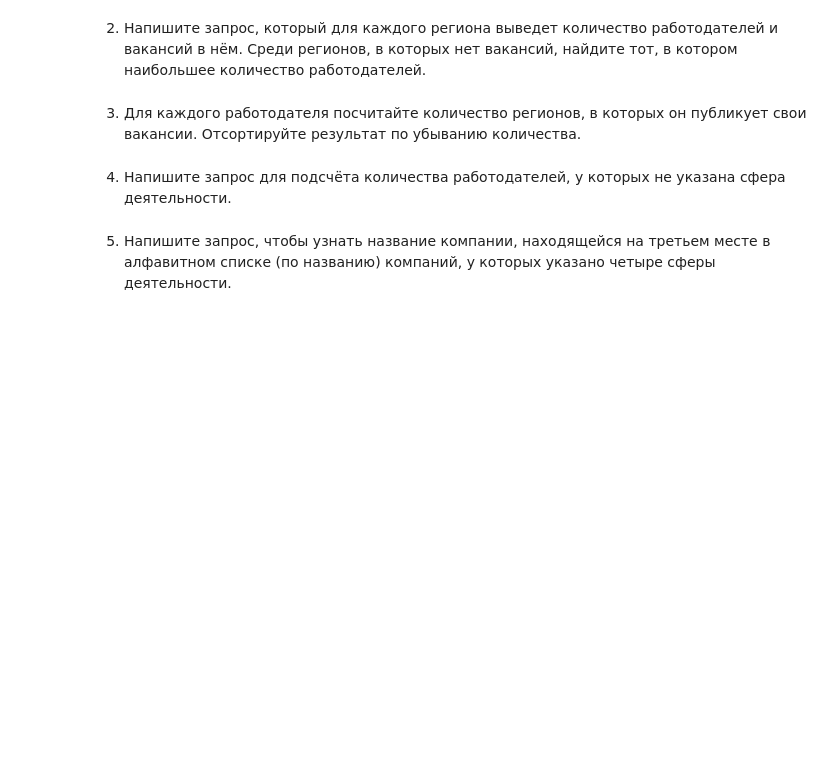
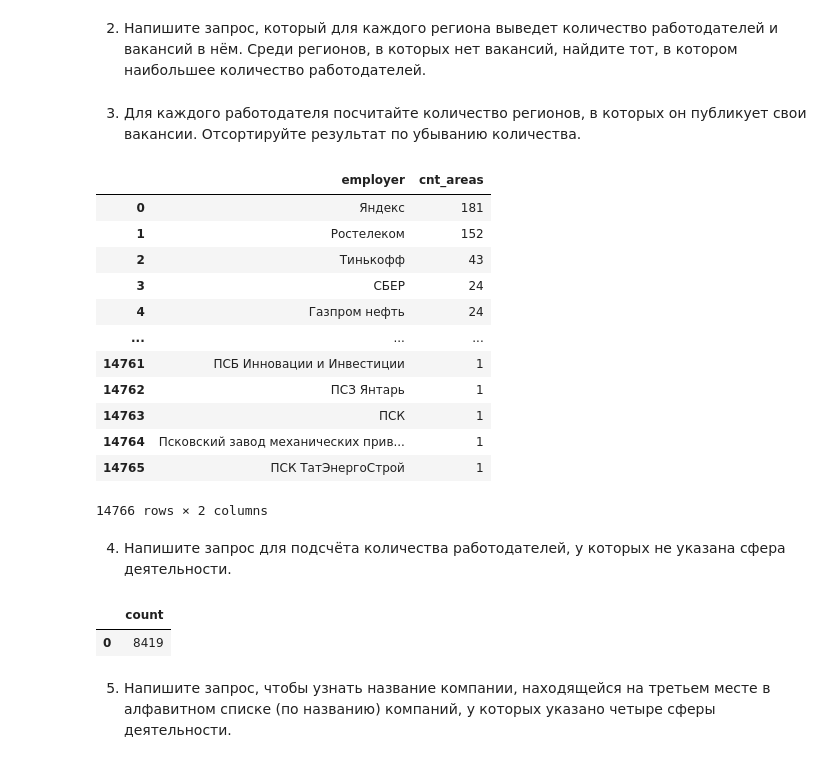
Before and after one commit to Krasz485/SF_homeworks_alt, a Jupyter notebook: project_2/Project_2_Ноутбук_шаблон.ipynb, the cells around one changed output. Cells and saved outputs as stored; diff of their text form; code cells hidden in the pictures; blank space fills up the shorter version.

```diff
--- a/project_2/Project_2_Ноутбук_шаблон.ipynb
+++ b/project_2/Project_2_Ноутбук_шаблон.ipynb
@@ -197,5 +320,35 @@ df
 3. Для каждого работодателя посчитайте количество регионов, в которых он публикует свои вакансии. Отсортируйте результат по убыванию количества.
 # %%
 # текст запроса
+query_3_1 = f'''select
+
+                     e.name AS employer,
+                     count (DISTINCT v.area_id) cnt_areas
+
+
+                from employers e
+                    join vacancies v ON e.id = v.employer_id
+
+                group by e.name
+                Order by count (v.area_id) DESC
+
+
+             '''
+df = pd.read_sql_query(query_3_1, connection)
+df
+# %% [output]
+|  | employer | cnt_areas |
+| 0 | Яндекс | 181 |
+| 1 | Ростелеком | 152 |
+| 2 | Тинькофф | 43 |
+| 3 | СБЕР | 24 |
+| 4 | Газпром нефть | 24 |
+| ... | ... | ... |
+| 14761 | ПСБ Инновации и Инвестиции | 1 |
+| 14762 | ПСЗ Янтарь | 1 |
+| 14763 | ПСК | 1 |
+| 14764 | Псковский завод механических прив... | 1 |
+| 14765 | ПСК ТатЭнергоСтрой | 1 |
+14766 rows × 2 columns
 # %%
 # результат запроса
@@ -203,5 +358,21 @@ df
 4. Напишите запрос для подсчёта количества работодателей, у которых не указана сфера деятельности.
 # %%
 # текст запроса
+query_3_1 = f'''select
+
+                COUNT(e.name)
+
+                from employers AS e LEFT JOIN employers_industries AS ei ON e.id = ei.employer_id
+                where industry_id is NULL
+
+
+
+
+             '''
+df = pd.read_sql_query(query_3_1, connection)
+df
+# %% [output]
+|  | count |
+| 0 | 8419 |
 # %%
 # результат запроса
```
Also changed, not shown: parts of 21 cells of this notebook.
